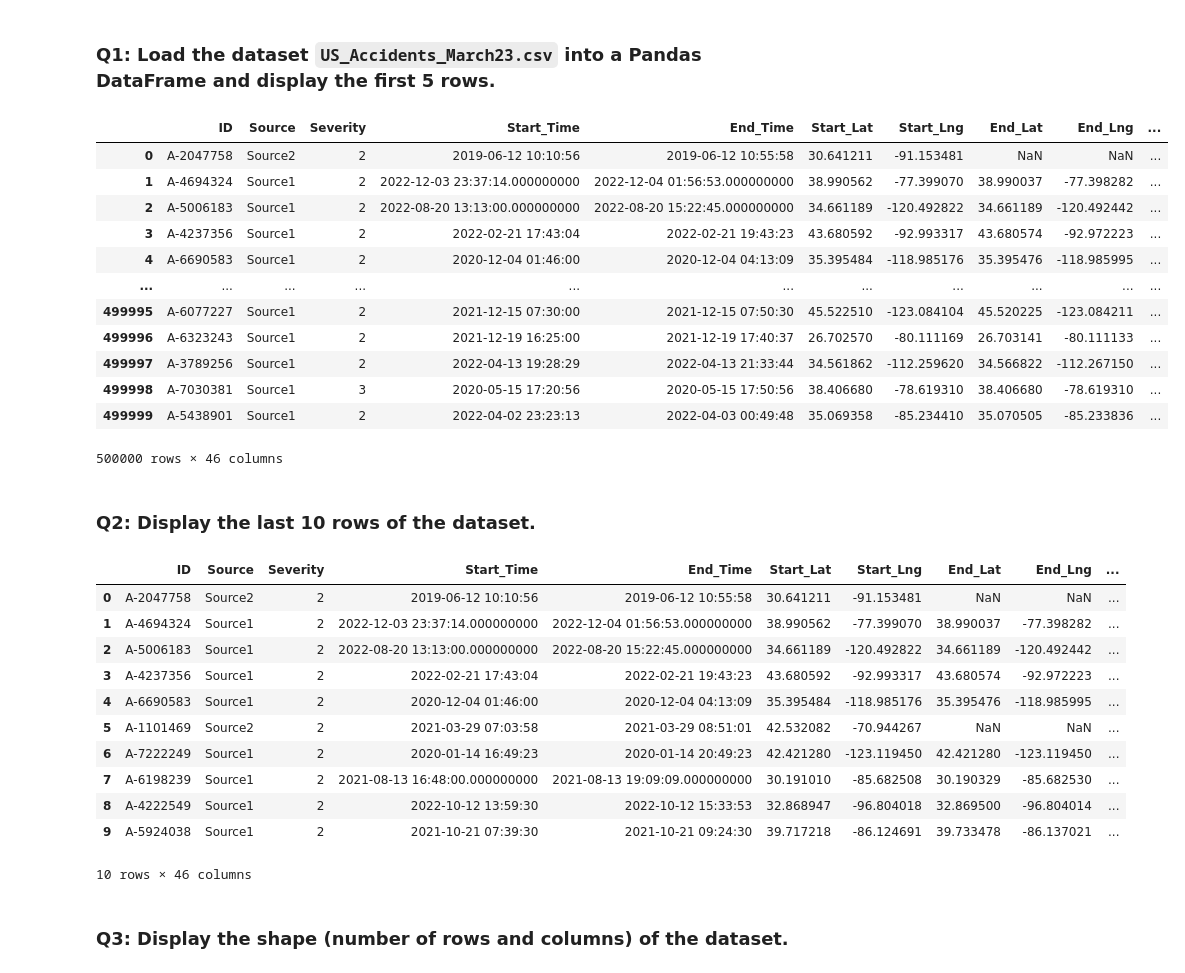
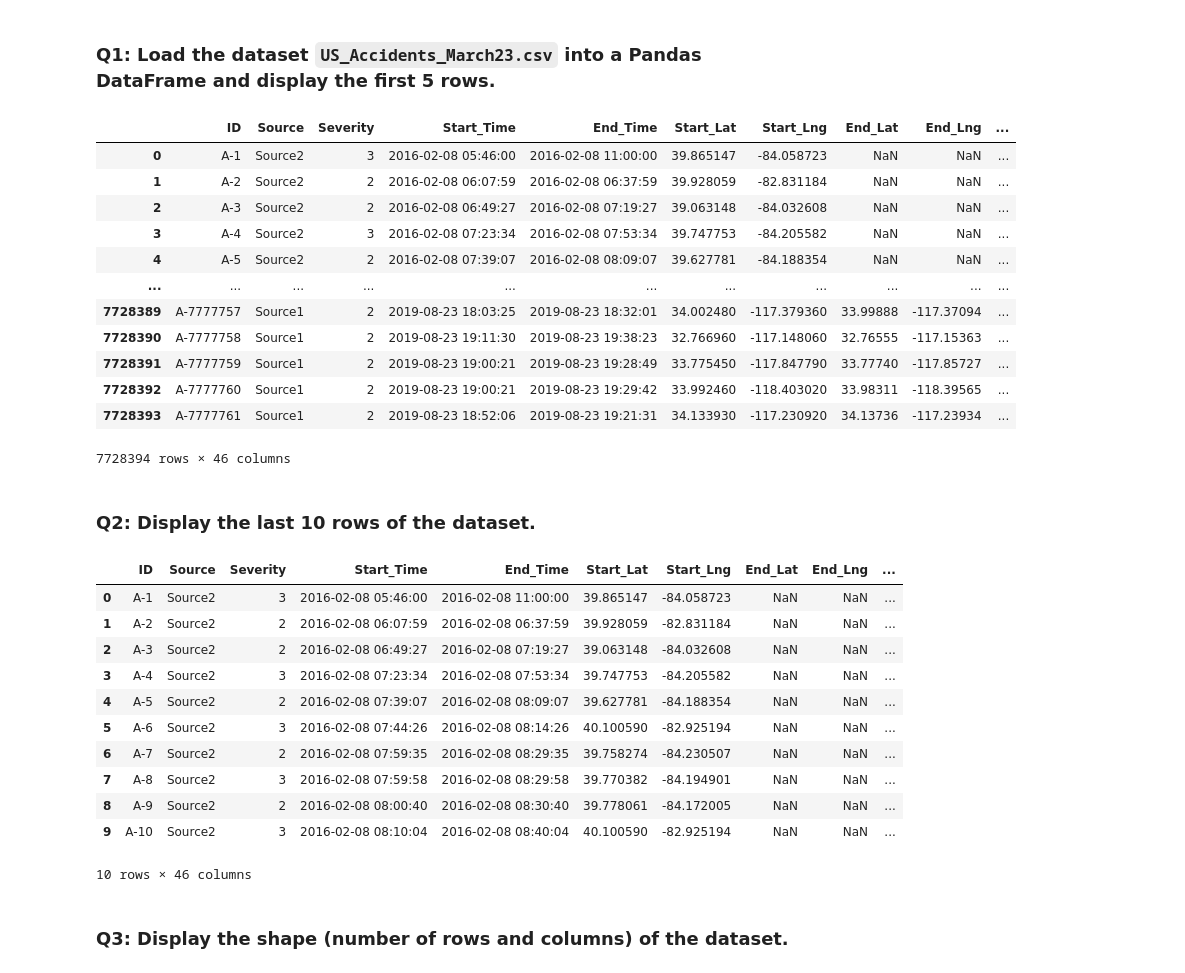
Before and after one commit to tasmiyashaikh0717/Pandas-Assignments, a Jupyter notebook: Assignment No 29/Assignment_29.ipynb, the cells around one changed output. Cells and saved outputs as stored; diff of their text form; code cells hidden in the pictures.

```diff
--- a/Assignment No 29/Assignment_29.ipynb
+++ b/Assignment No 29/Assignment_29.ipynb
@@ -70,20 +70,20 @@ This notebook focuses on Exploratory Data Analysis (EDA) using the `US_Accidents
 ### Q1: Load the dataset `US_Accidents_March23.csv` into a Pandas DataFrame and display the first 5 rows.
 # %%
 import pandas as pd
-path = "C:\\Users\\Tasmiya\\Desktop\\Assignments\\DataScience\\Assignment No 29\\US_Accidents_March23_sampled_500k.csv"
-df = pd.read_csv(path)
+path = "C:\\Users\\Tasmiya\\Desktop\\Assignments\\DataScience\\Assignment No 29\\US_Accidents_March23.csv"
+df=pd.read_csv(path)
 df
 # %% [output]
 |  | ID | Source | Severity | Start_Time | End_Time | Start_Lat | Start_Lng | End_Lat | End_Lng | ... |
-| 0 | A-2047758 | Source2 | 2 | 2019-06-12 10:10:56 | 2019-06-12 10:55:58 | 30.641211 | -91.153481 | NaN | NaN | ... |
-| 1 | A-4694324 | Source1 | 2 | 2022-12-03 23:37:14.000000000 | 2022-12-04 01:56:53.000000000 | 38.990562 | -77.399070 | 38.990037 | -77.398282 | ... |
-| 2 | A-5006183 | Source1 | 2 | 2022-08-20 13:13:00.000000000 | 2022-08-20 15:22:45.000000000 | 34.661189 | -120.492822 | 34.661189 | -120.492442 | ... |
-| 3 | A-4237356 | Source1 | 2 | 2022-02-21 17:43:04 | 2022-02-21 19:43:23 | 43.680592 | -92.993317 | 43.680574 | -92.972223 | ... |
-| 4 | A-6690583 | Source1 | 2 | 2020-12-04 01:46:00 | 2020-12-04 04:13:09 | 35.395484 | -118.985176 | 35.395476 | -118.985995 | ... |
+| 0 | A-1 | Source2 | 3 | 2016-02-08 05:46:00 | 2016-02-08 11:00:00 | 39.865147 | -84.058723 | NaN | NaN | ... |
+| 1 | A-2 | Source2 | 2 | 2016-02-08 06:07:59 | 2016-02-08 06:37:59 | 39.928059 | -82.831184 | NaN | NaN | ... |
+| 2 | A-3 | Source2 | 2 | 2016-02-08 06:49:27 | 2016-02-08 07:19:27 | 39.063148 | -84.032608 | NaN | NaN | ... |
+| 3 | A-4 | Source2 | 3 | 2016-02-08 07:23:34 | 2016-02-08 07:53:34 | 39.747753 | -84.205582 | NaN | NaN | ... |
+| 4 | A-5 | Source2 | 2 | 2016-02-08 07:39:07 | 2016-02-08 08:09:07 | 39.627781 | -84.188354 | NaN | NaN | ... |
 | ... | ... | ... | ... | ... | ... | ... | ... | ... | ... | ... |
-| 499995 | A-6077227 | Source1 | 2 | 2021-12-15 07:30:00 | 2021-12-15 07:50:30 | 45.522510 | -123.084104 | 45.520225 | -123.084211 | ... |
-| 499996 | A-6323243 | Source1 | 2 | 2021-12-19 16:25:00 | 2021-12-19 17:40:37 | 26.702570 | -80.111169 | 26.703141 | -80.111133 | ... |
-| 499997 | A-3789256 | Source1 | 2 | 2022-04-13 19:28:29 | 2022-04-13 21:33:44 | 34.561862 | -112.259620 | 34.566822 | -112.267150 | ... |
-| 499998 | A-7030381 | Source1 | 3 | 2020-05-15 17:20:56 | 2020-05-15 17:50:56 | 38.406680 | -78.619310 | 38.406680 | -78.619310 | ... |
-| 499999 | A-5438901 | Source1 | 2 | 2022-04-02 23:23:13 | 2022-04-03 00:49:48 | 35.069358 | -85.234410 | 35.070505 | -85.233836 | ... |
+| 7728389 | A-7777757 | Source1 | 2 | 2019-08-23 18:03:25 | 2019-08-23 18:32:01 | 34.002480 | -117.379360 | 33.99888 | -117.37094 | ... |
+| 7728390 | A-7777758 | Source1 | 2 | 2019-08-23 19:11:30 | 2019-08-23 19:38:23 | 32.766960 | -117.148060 | 32.76555 | -117.15363 | ... |
+| 7728391 | A-7777759 | Source1 | 2 | 2019-08-23 19:00:21 | 2019-08-23 19:28:49 | 33.775450 | -117.847790 | 33.77740 | -117.85727 | ... |
+| 7728392 | A-7777760 | Source1 | 2 | 2019-08-23 19:00:21 | 2019-08-23 19:29:42 | 33.992460 | -118.403020 | 33.98311 | -118.39565 | ... |
+| 7728393 | A-7777761 | Source1 | 2 | 2019-08-23 18:52:06 | 2019-08-23 19:21:31 | 34.133930 | -117.230920 | 34.13736 | -117.23934 | ... |
-500000 rows × 46 columns
+7728394 rows × 46 columns
@@ -93,16 +117,16 @@ df
 df.head(10)
 # %% [output]
 |  | ID | Source | Severity | Start_Time | End_Time | Start_Lat | Start_Lng | End_Lat | End_Lng | ... |
-| 0 | A-2047758 | Source2 | 2 | 2019-06-12 10:10:56 | 2019-06-12 10:55:58 | 30.641211 | -91.153481 | NaN | NaN | ... |
-| 1 | A-4694324 | Source1 | 2 | 2022-12-03 23:37:14.000000000 | 2022-12-04 01:56:53.000000000 | 38.990562 | -77.399070 | 38.990037 | -77.398282 | ... |
-| 2 | A-5006183 | Source1 | 2 | 2022-08-20 13:13:00.000000000 | 2022-08-20 15:22:45.000000000 | 34.661189 | -120.492822 | 34.661189 | -120.492442 | ... |
-| 3 | A-4237356 | Source1 | 2 | 2022-02-21 17:43:04 | 2022-02-21 19:43:23 | 43.680592 | -92.993317 | 43.680574 | -92.972223 | ... |
-| 4 | A-6690583 | Source1 | 2 | 2020-12-04 01:46:00 | 2020-12-04 04:13:09 | 35.395484 | -118.985176 | 35.395476 | -118.985995 | ... |
-| 5 | A-1101469 | Source2 | 2 | 2021-03-29 07:03:58 | 2021-03-29 08:51:01 | 42.532082 | -70.944267 | NaN | NaN | ... |
-| 6 | A-7222249 | Source1 | 2 | 2020-01-14 16:49:23 | 2020-01-14 20:49:23 | 42.421280 | -123.119450 | 42.421280 | -123.119450 | ... |
-| 7 | A-6198239 | Source1 | 2 | 2021-08-13 16:48:00.000000000 | 2021-08-13 19:09:09.000000000 | 30.191010 | -85.682508 | 30.190329 | -85.682530 | ... |
-| 8 | A-4222549 | Source1 | 2 | 2022-10-12 13:59:30 | 2022-10-12 15:33:53 | 32.868947 | -96.804018 | 32.869500 | -96.804014 | ... |
-| 9 | A-5924038 | Source1 | 2 | 2021-10-21 07:39:30 | 2021-10-21 09:24:30 | 39.717218 | -86.124691 | 39.733478 | -86.137021 | ... |
+| 0 | A-1 | Source2 | 3 | 2016-02-08 05:46:00 | 2016-02-08 11:00:00 | 39.865147 | -84.058723 | NaN | NaN | ... |
+| 1 | A-2 | Source2 | 2 | 2016-02-08 06:07:59 | 2016-02-08 06:37:59 | 39.928059 | -82.831184 | NaN | NaN | ... |
+| 2 | A-3 | Source2 | 2 | 2016-02-08 06:49:27 | 2016-02-08 07:19:27 | 39.063148 | -84.032608 | NaN | NaN | ... |
+| 3 | A-4 | Source2 | 3 | 2016-02-08 07:23:34 | 2016-02-08 07:53:34 | 39.747753 | -84.205582 | NaN | NaN | ... |
+| 4 | A-5 | Source2 | 2 | 2016-02-08 07:39:07 | 2016-02-08 08:09:07 | 39.627781 | -84.188354 | NaN | NaN | ... |
+| 5 | A-6 | Source2 | 3 | 2016-02-08 07:44:26 | 2016-02-08 08:14:26 | 40.100590 | -82.925194 | NaN | NaN | ... |
+| 6 | A-7 | Source2 | 2 | 2016-02-08 07:59:35 | 2016-02-08 08:29:35 | 39.758274 | -84.230507 | NaN | NaN | ... |
+| 7 | A-8 | Source2 | 3 | 2016-02-08 07:59:58 | 2016-02-08 08:29:58 | 39.770382 | -84.194901 | NaN | NaN | ... |
+| 8 | A-9 | Source2 | 2 | 2016-02-08 08:00:40 | 2016-02-08 08:30:40 | 39.778061 | -84.172005 | NaN | NaN | ... |
+| 9 | A-10 | Source2 | 3 | 2016-02-08 08:10:04 | 2016-02-08 08:40:04 | 40.100590 | -82.925194 | NaN | NaN | ... |
 10 rows × 46 columns
 # %% [markdown]
 ### Q3: Display the shape (number of rows and columns) of the dataset.
```
Also changed, not shown: parts of 32 cells of this notebook, 1 other file.
